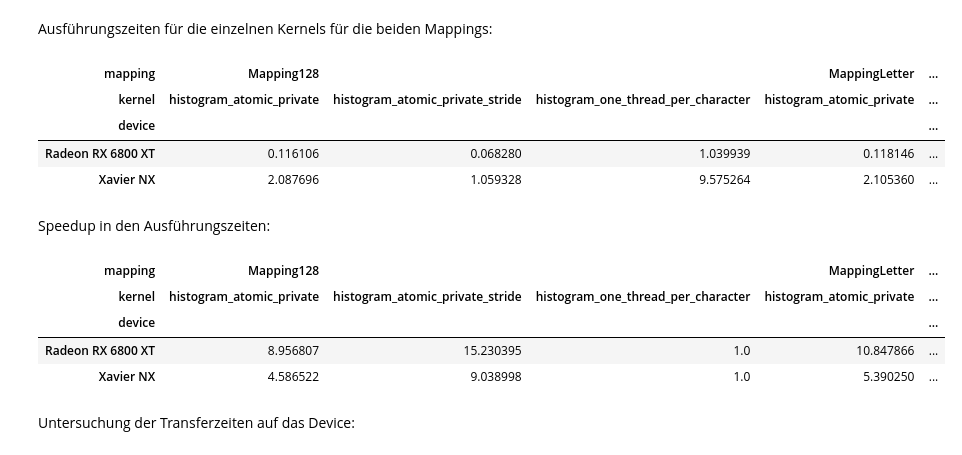
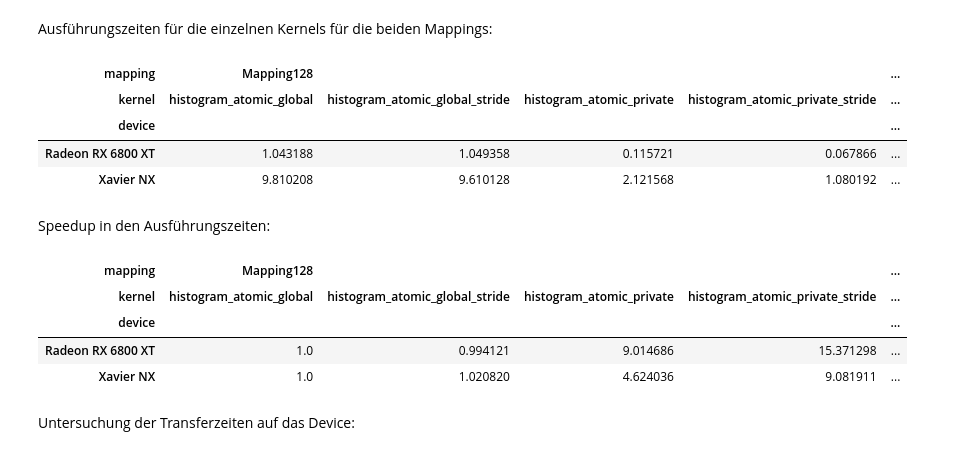
Before and after one commit to sbutz/parallel-programming, a Jupyter notebook: 000_johannes/03_amd/analysis/analysis2.ipynb, the cells around one changed output. Cells and saved outputs as stored; diff of their text form; code cells hidden in the pictures.

```diff
--- a/000_johannes/03_amd/analysis/analysis2.ipynb
+++ b/000_johannes/03_amd/analysis/analysis2.ipynb
@@ -10,8 +10,8 @@ RADEON = 'Radeon RX 6800 XT'
 XAVIER = 'Xavier NX'
 
 directories = [
-    {'device': RADEON, 'path': os.path.join('..','measurements','20241228-103638860-amd') },
-    {'device': XAVIER, 'path': os.path.join('..', '..', '03', 'measurements', '20241228-085104765') }
+    {'device': RADEON, 'path': os.path.join('..','measurements','20241230-121631139-amd') },
+    {'device': XAVIER, 'path': os.path.join('..', '..', '03', 'measurements', '20241230-121548185') }
 ]
 
 jsonData = []
@@ -232,27 +236,27 @@ data2.index = pd.MultiIndex.from_tuples([(x, 'MappingLetter', z) for x, z in dat
 s = pd.concat([data1, data2]).sort_index(level=0).unstack(level=1).unstack(level=1)
 s
 # %% [output]
-| mapping | Mapping128 |  |  | MappingLetter | ... |
-| kernel | histogram_atomic_private | histogram_atomic_private_stride | histogram_one_thread_per_character | histogram_atomic_private | ... |
+| mapping | Mapping128 |  |  |  | ... |
+| kernel | histogram_atomic_global | histogram_atomic_global_stride | histogram_atomic_private | histogram_atomic_private_stride | ... |
 | device |  |  |  |  | ... |
-| Radeon RX 6800 XT | 0.116106 | 0.068280 | 1.039939 | 0.118146 | ... |
-| Xavier NX | 2.087696 | 1.059328 | 9.575264 | 2.105360 | ... |
+| Radeon RX 6800 XT | 1.043188 | 1.049358 | 0.115721 | 0.067866 | ... |
+| Xavier NX | 9.810208 | 9.610128 | 2.121568 | 1.080192 | ... |
 # %% [markdown]
 Speedup in den Ausführungszeiten:
 # %%
-OTPC = 'histogram_one_thread_per_character'
+OTPC = 'histogram_atomic_global'
 dd = s.copy() # probably inefficient way of copying the layout of the dataframe
 for m in set(s.columns.get_level_values(0)):
     n = s[(m, OTPC)]
     for h in set(s.columns.get_level_values(1)):
         dd[(m, h)] = n / s[(m, h)]
 dd
 # %% [output]
-| mapping | Mapping128 |  |  | MappingLetter | ... |
-| kernel | histogram_atomic_private | histogram_atomic_private_stride | histogram_one_thread_per_character | histogram_atomic_private | ... |
+| mapping | Mapping128 |  |  |  | ... |
+| kernel | histogram_atomic_global | histogram_atomic_global_stride | histogram_atomic_private | histogram_atomic_private_stride | ... |
 | device |  |  |  |  | ... |
-| Radeon RX 6800 XT | 8.956807 | 15.230395 | 1.0 | 10.847866 | ... |
-| Xavier NX | 4.586522 | 9.038998 | 1.0 | 5.390250 | ... |
+| Radeon RX 6800 XT | 1.0 | 0.994121 | 9.014686 | 15.371298 | ... |
+| Xavier NX | 1.0 | 1.020820 | 4.624036 | 9.081911 | ... |
 # %% [markdown]
 Untersuchung der Transferzeiten auf das Device:
 # %%
```
Also changed, not shown: parts of 10 cells of this notebook, 1 other file.
